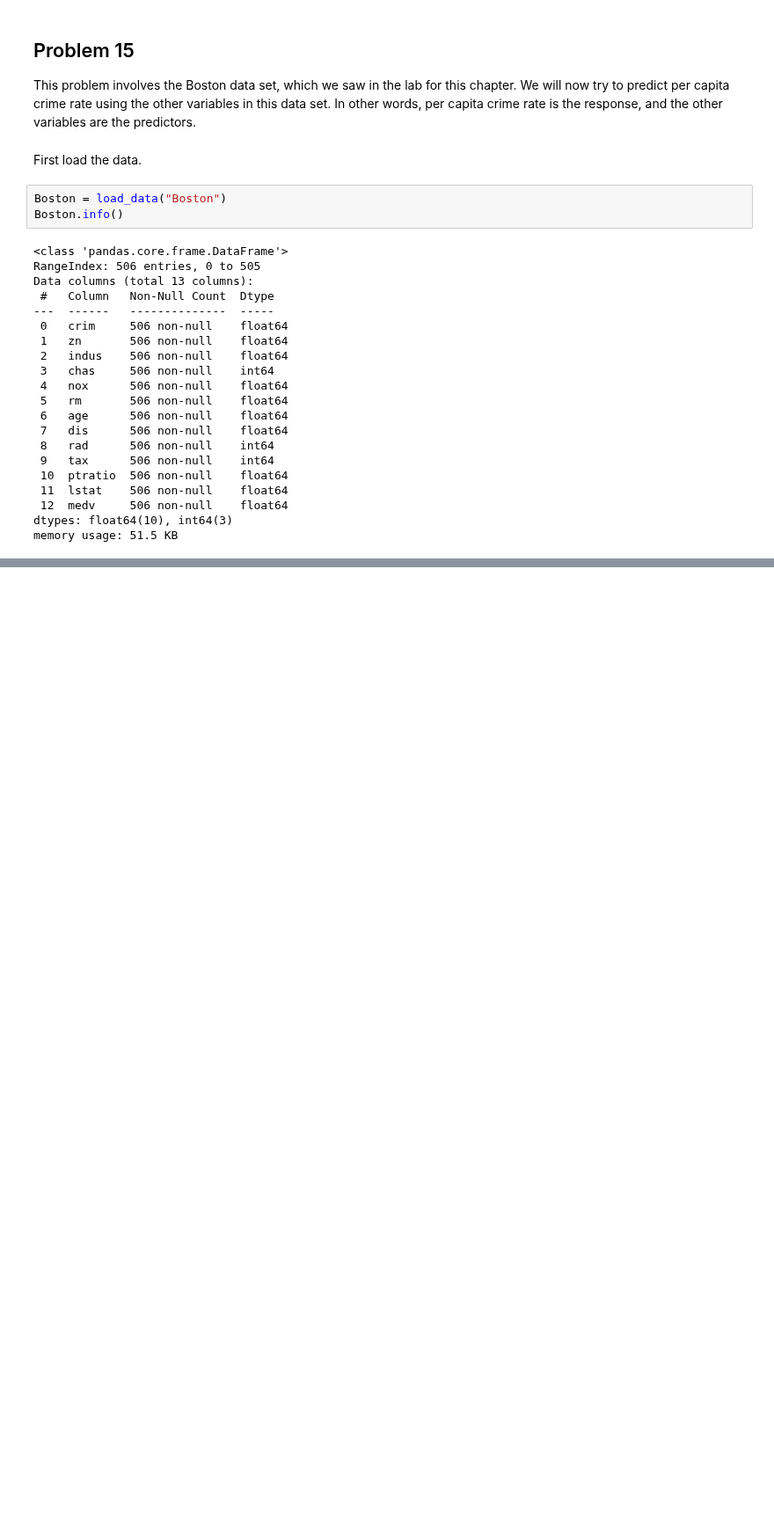
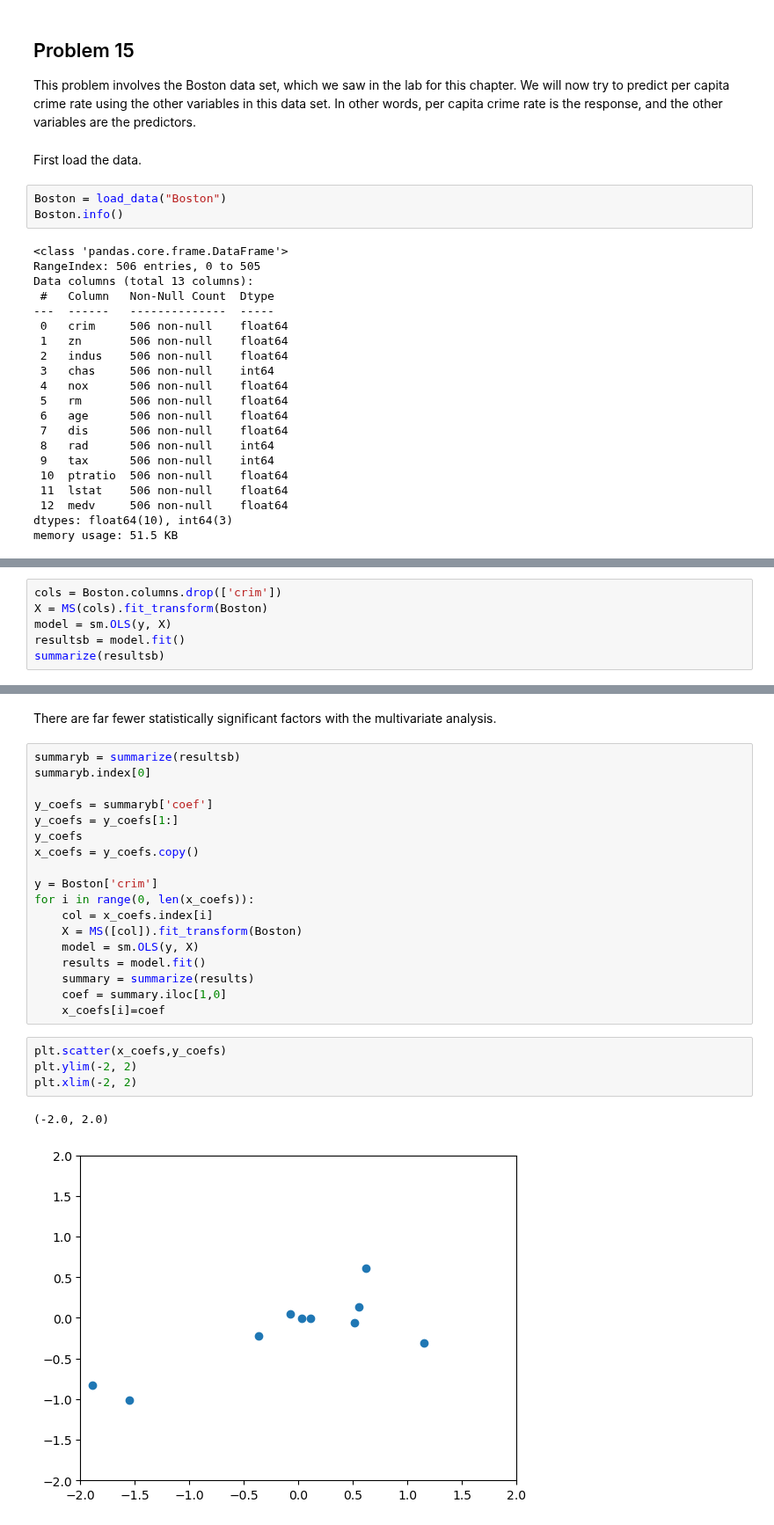
Before and after one commit to kmerkl22/k-s-ISL, a Jupyter notebook: Notebooks/Ch03-ISLExercises.ipynb, the cells around one changed output, grey strips where cells are left out. Shown at 88% size. Cells and saved outputs as stored; diff of their text form; blank space fills up the shorter version.

```diff
--- a/Notebooks/Ch03-ISLExercises.ipynb
+++ b/Notebooks/Ch03-ISLExercises.ipynb
@@ -699,0 +721,6 @@ TO DO: ...
+# %%
+cols = Boston.columns.drop(['crim'])
+X = MS(cols).fit_transform(Boston)
+model = sm.OLS(y, X)
+resultsb = model.fit()
+summarize(resultsb)
@@ -699,0 +758,27 @@ TO DO: ...
+# %% [markdown]
+There are far fewer statistically significant factors with the multivariate analysis.
+# %%
+summaryb = summarize(resultsb)
+summaryb.index[0]
+
+y_coefs = summaryb['coef']
+y_coefs = y_coefs[1:]
+y_coefs
+x_coefs = y_coefs.copy()
+
+y = Boston['crim']
+for i in range(0, len(x_coefs)):
+    col = x_coefs.index[i]
+    X = MS([col]).fit_transform(Boston)
+    model = sm.OLS(y, X)
+    results = model.fit()
+    summary = summarize(results)
+    coef = summary.iloc[1,0]
+    x_coefs[i]=coef
+# %%
+plt.scatter(x_coefs,y_coefs)
+plt.ylim(-2, 2)
+plt.xlim(-2, 2)
+# %% [output]
+(-2.0, 2.0)
+[figure, added]
```
Also changed, not shown: parts of 13 cells of this notebook.
